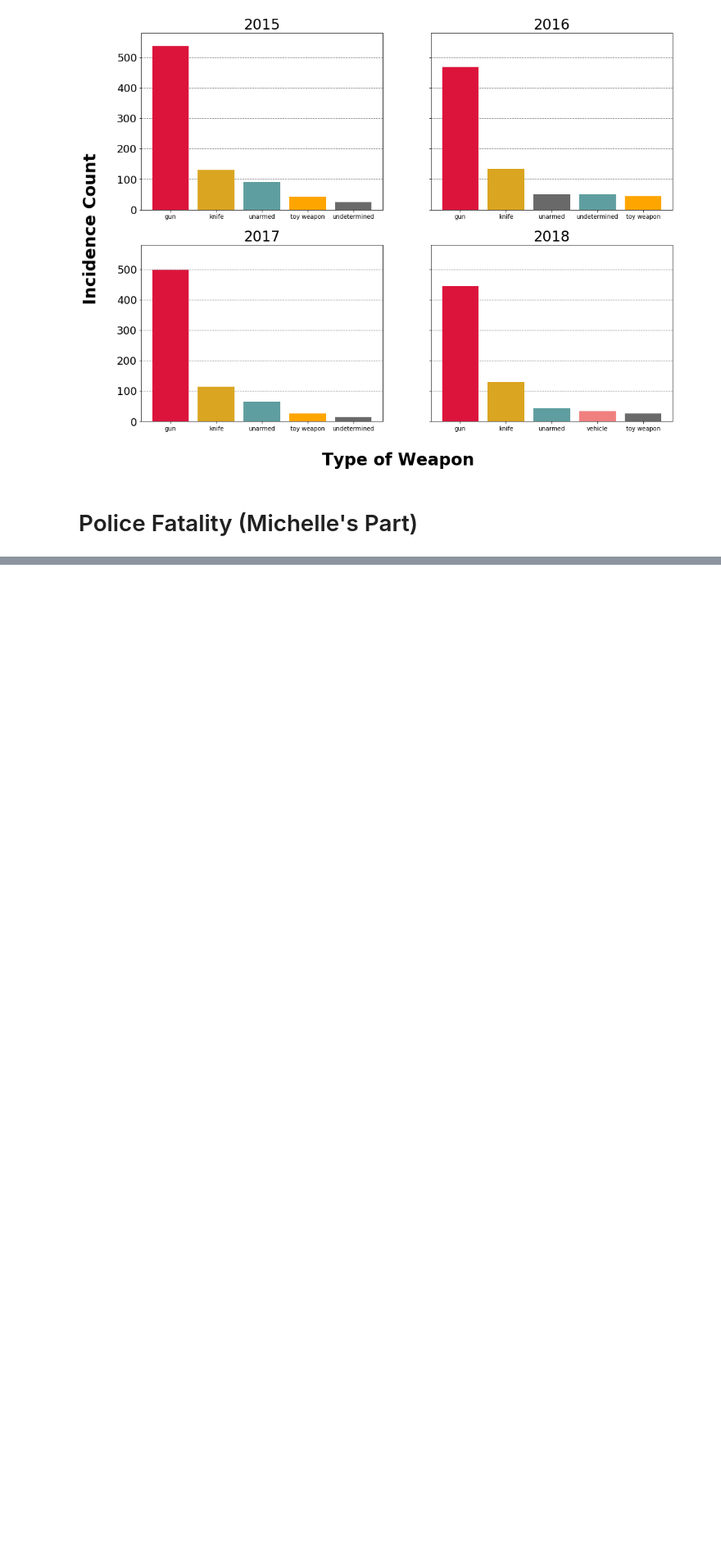
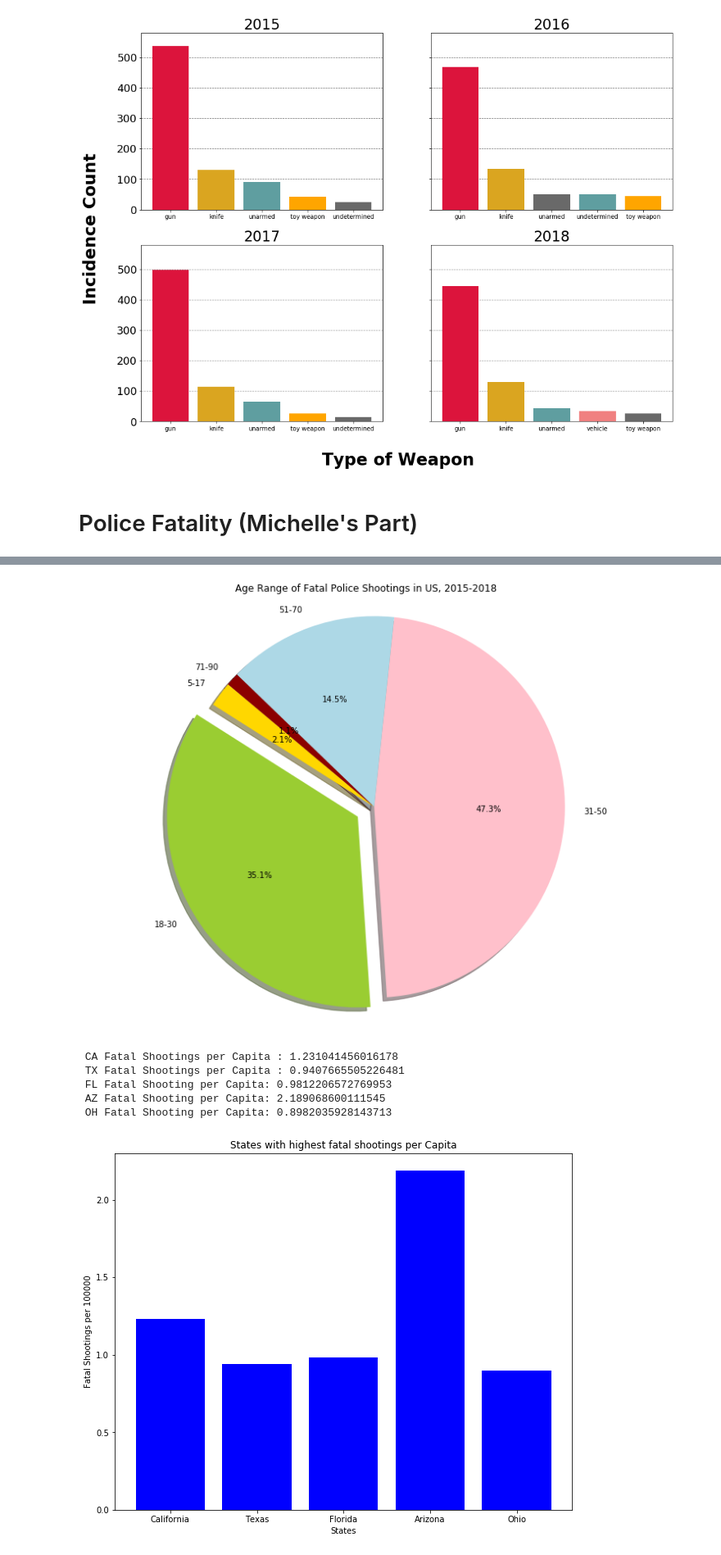
Before and after one commit to ladydatadigger/data_project_one, a Jupyter notebook: Final Notebook.ipynb, the cells around one changed output, grey strips where cells are left out. Shown at 82% size. Cells and saved outputs as stored; diff of their text form; code cells hidden in the pictures; blank space fills up the shorter version.

```diff
--- a/Final Notebook.ipynb
+++ b/Final Notebook.ipynb
@@ -495,0 +528,65 @@ plt.show()
+# %%
+min_age = df['Age'].max()
+max_age = df['Age'].min()
+
+# Pie Chart
+labels = ['5-17', '18-30', '31-50', '51-70', '71-90']
+age_counts = [69,1147,1546,473,36]
+colors = ['gold','yellowgreen', 'pink', 'lightblue', 'darkred']
+explode = (0,0.1,0,0,0)
+plt.pie(age_counts, explode=explode, labels=labels, colors=colors,
+       autopct="%1.1f%%", shadow=True, startangle=140)
+plt.axis('equal')
+
+plt.title('Age Range of Fatal Police Shootings in US, 2015-2018')
+plt.tight_layout()
+plt.savefig('Output/AgeRangepie.png')
+plt.show()
+
+# States with most fatal shootings ,population per capita
+# 39.56 million (2018) -CA
+# 28.7 million (2018) - TX
+# 21.3 million (2018) = FL
+# 7.172 million (2018) - AZ
+# 11.69 million (2018) - OH
+# 967,171 (2018) - DE
+# 626,299 (2018) - VT
+# 1.057 million (2018) - RI
+# CA    487
+# TX    270
+# FL    209
+# AZ    157
+# OH    105
+
+
+ca_per_cap = ((487/39560000) * 100000)
+print(f' CA Fatal Shootings per Capita : {ca_per_cap}')
+tx_per_cap = ((270/28700000) * 100000)
+print(f' TX Fatal Shootings per Capita : {tx_per_cap }')
+fl_per_cap = ((209/21300000) * 100000)
+print(f' FL Fatal Shooting per Capita: {fl_per_cap}')
+az_per_cap = ((157/7172000)* 100000)
+print(f' AZ Fatal Shooting per Capita: {az_per_cap}')
+oh_per_cap = ((105/11690000)* 100000)
+print(f' OH Fatal Shooting per Capita: {oh_per_cap}')
+
+states =  ['California', 'Texas', 'Florida','Arizona','Ohio']
+shooting_per_cap = [1.23,0.94,0.98,2.19,0.90]
+x_axis = np.arange(len(shooting_per_cap))
+plt.bar(x_axis, shooting_per_cap, color='b', align='center')
+
+tick_locations = [value for value in x_axis]
+plt.xticks(tick_locations, states)
+plt.xlabel('States')
+plt.ylabel('Fatal Shootings per 100000')
+plt.title('States with highest fatal shootings per Capita')
+plt.savefig('Output/Fatalpercap.png')
+plt.show()
+# %% [output]
+[figure, added]
+ CA Fatal Shootings per Capita : 1.231041456016178
+ TX Fatal Shootings per Capita : 0.9407665505226481
+ FL Fatal Shooting per Capita: 0.9812206572769953
+ AZ Fatal Shooting per Capita: 2.189068600111545
+ OH Fatal Shooting per Capita: 0.8982035928143713
+[figure, added]
```
Also changed, not shown: parts of 28 cells of this notebook, 7 other files.
